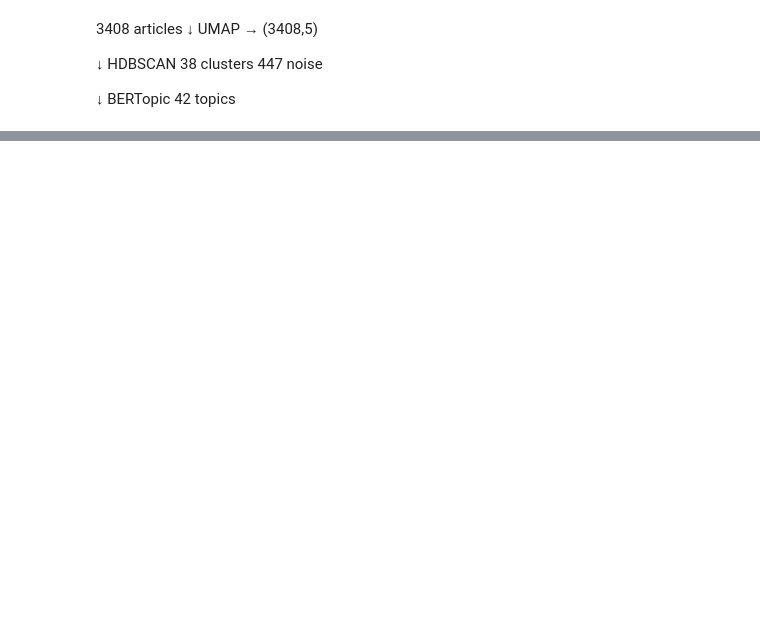
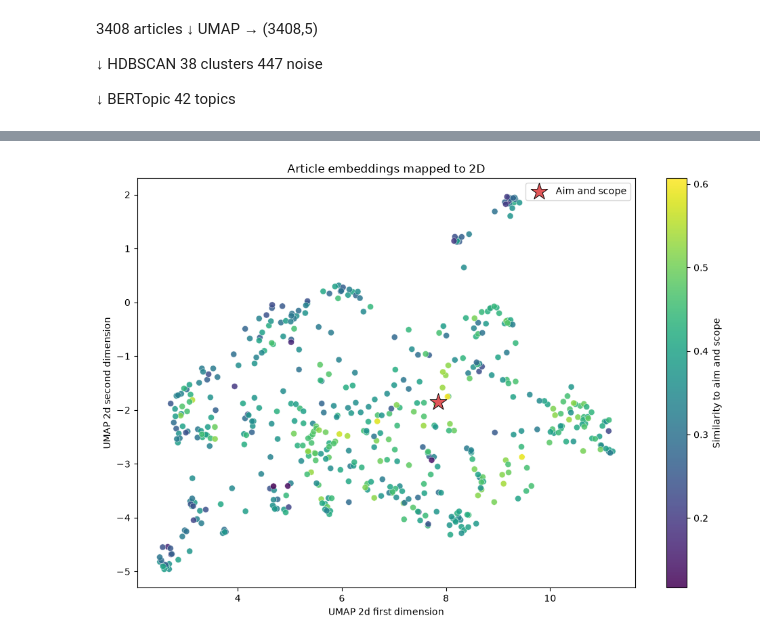
Before and after one commit to kaiyrin/scijonlp26, a Jupyter notebook: visualization_analysis.ipynb, the cells around one changed output, grey strips where cells are left out. Drawn from its saved outputs; the diff is of its cells as text; code cells hidden in the pictures; blank space fills up the shorter version.

```diff
--- a/visualization_analysis.ipynb
+++ b/visualization_analysis.ipynb
@@ -85,0 +136,34 @@ topic_model.visualize_heatmap()
+# %%
+embeddings_2d = pd.read_csv(EMBEDDING_2D_CSV)
+aim_2d = embeddings_2d.iloc[-1]
+articles_2d = embeddings_2d.iloc[:-1]
+# %%
+# Extract aim coordinates from aim_2d
+aim_x = aim_2d["UMAP1"]
+aim_y = aim_2d["UMAP2"]
+
+# Add x and y columns to articles dataframe
+articles["x"] = articles_2d["UMAP1"].values
+articles["y"] = articles_2d["UMAP2"].values
+
+fig, ax = plt.subplots(figsize=(10, 7))
+scatter = ax.scatter(
+    articles["x"],
+    articles["y"],
+    c=articles["similarity_to_aim"],
+    cmap="viridis",
+    s=42,
+    alpha=0.85,
+    edgecolor="white",
+    linewidth=0.35,
+)
+ax.scatter([aim_x], [aim_y], marker="*", s=350, color="#E15759", edgecolor="black", linewidth=0.7, label="Aim and scope")
+ax.set_title("Article embeddings mapped to 2D")
+ax.set_xlabel("UMAP 2d first dimension")
+ax.set_ylabel("UMAP 2d second dimension")
+ax.legend(loc="best")
+plt.colorbar(scatter, ax=ax, label="Similarity to aim and scope")
+plt.tight_layout()
+plt.show()
+# %% [output]
+[figure, added]
```
Also changed, not shown: parts of 41 cells of this notebook, 4 other files.
